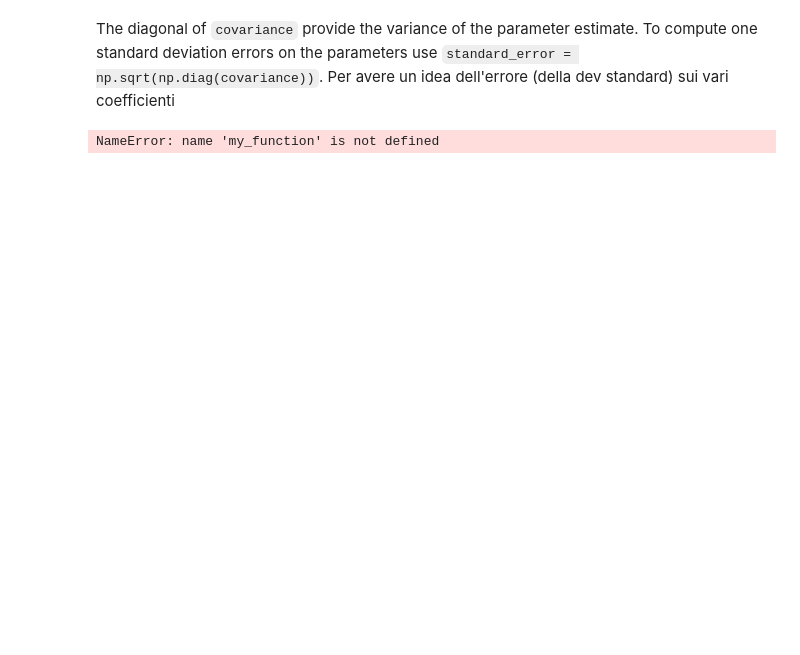
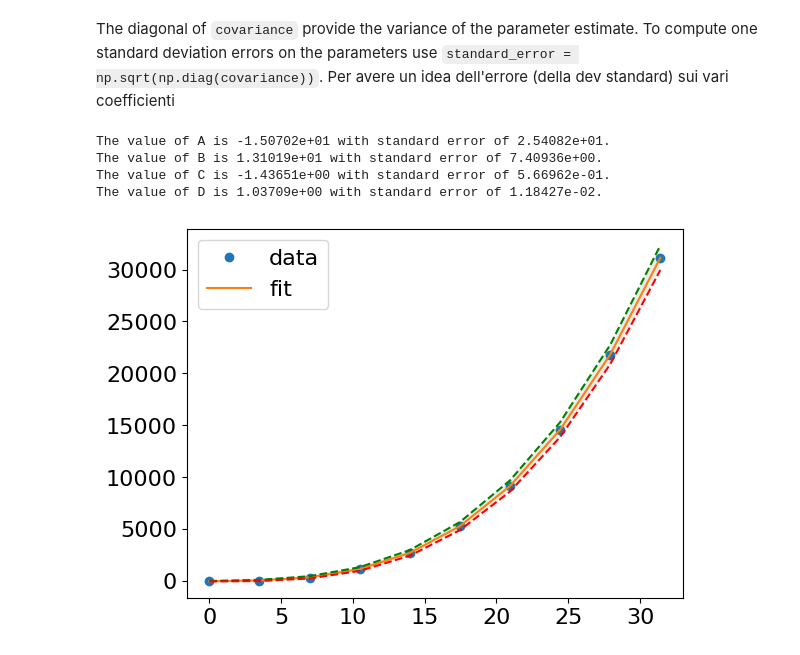
Before and after one commit to francescobellina/pythongiac, a Jupyter notebook: 5Example_Fit_Data(fittaredati).ipynb, the cells around one changed output. Drawn from its saved outputs; the diff is of its cells as text; code cells hidden in the pictures; blank space fills up the shorter version.

```diff
--- a/5Example_Fit_Data(fittaredati).ipynb
+++ b/5Example_Fit_Data(fittaredati).ipynb
@@ -11,7 +11,8 @@ x = np.linspace(0,10*np.pi,10)  #creo un array di x (fittiamo su dati monodimens
 # %%
 y = x**3   #funzione
 
-# y=y*np.random.uniform(0.99, 1.01, len(y))  --> add noise at 1% level
+y=y*np.random.uniform(0.99, 1.01, len(y))  #--> add noise at 1% level. aggiungo un rumore per evidenziare la crescita degli errori e il grafico.
+#se confonde le idee metti # davanti alla y e utilizza solo y=x**3.
 # %%
 import matplotlib.pyplot as plt    #importiamo la libreria matplot lib
 plt.rcParams['font.size'] = 16     #font del grafico
@@ -53,7 +65,7 @@ The diagonal of `covariance` provide the variance of the parameter estimate. To
 Per avere un idea dell'errore (della dev standard) sui vari coefficienti
 # %%
 #ERRORE SUI SINGOLI PARAMETRI:
-SE = np.sqrt(np.diag(covariance))   #prendo la diagonale della matrice di covariancia (è cio che mi serve)
+SE = np.sqrt(np.diag(covariance))   #prendo la diagonale della matrice di covarianza (è cio che mi serve)
 SE_A = SE[0] #standard error on A
 SE_B = SE[1] #standard error on B
 SE_C = SE[2] #standard error on C
@@ -63,6 +75,11 @@ print(F'The value of A is {parameters[0]:.5e} with standard error of {SE_A:.5e}.
 print(F'The value of B is {parameters[1]:.5e} with standard error of {SE_B:.5e}.')
 print(F'The value of C is {parameters[2]:.5e} with standard error of {SE_C:.5e}.')
 print(F'The value of D is {parameters[3]:.5e} with standard error of {SE_D:.5e}.')
+# %% [output]
+The value of A is -1.50702e+01 with standard error of 2.54082e+01.
+The value of B is 1.31019e+01 with standard error of 7.40936e+00.
+The value of C is -1.43651e+00 with standard error of 5.66962e-01.
+The value of D is 1.03709e+00 with standard error of 1.18427e-02.
 # %%
 #gli errori su A,B,C sono grandi. L'unico più piccolo è su D
 
@@ -78,21 +95,21 @@ max_fit_y = my_function(x, parameters[0]+SE_A, parameters[1]+SE_B, parameters[2]
 
 #smallest values for fit assuming 1 standard deviation:
 min_fit_y = my_function(x, parameters[0]-SE_A, parameters[1]-SE_B, parameters[2]-SE_C, parameters[3]-SE_D)
-# %% [output]
-NameError: name 'my_function' is not defined
 # %%
 #ERRORE SUL FIT:
 plt.plot(x, y, 'o', label='data')
 plt.plot(x, fit_y, '-', label='fit')
 plt.plot(x, max_fit_y, 'g--')
-plt.plot(x, min_fit_y, 'b--')
+plt.plot(x, min_fit_y, 'r--')
 plt.fill_between(x, max_fit_y, min_fit_y, facecolor="gray", alpha=0.15) #colore tra la "barra di errore"
 plt.legend()
 plt.show()
 
 #all'interno della regione si trovano tutte le funzioni che possono fittare la funzione, con una certa probabilità.
 #compresa la funzione esatta
 
 #dovremmo poter visualizzare il grafico (...)
 
 #E PER INSERIRE anche gli errori sui singoli dati?
+# %% [output]
+[figure, added]
```
Also changed, not shown: parts of 4 cells of this notebook.
